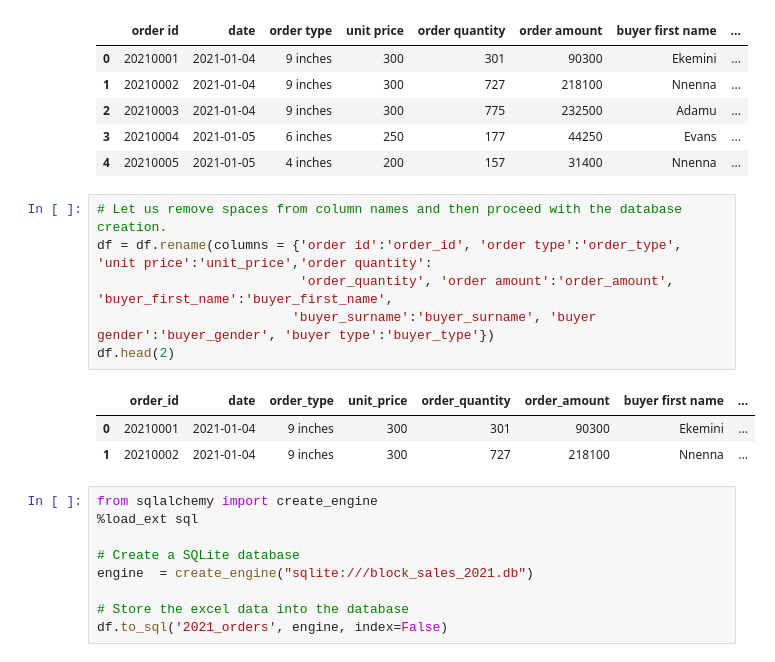
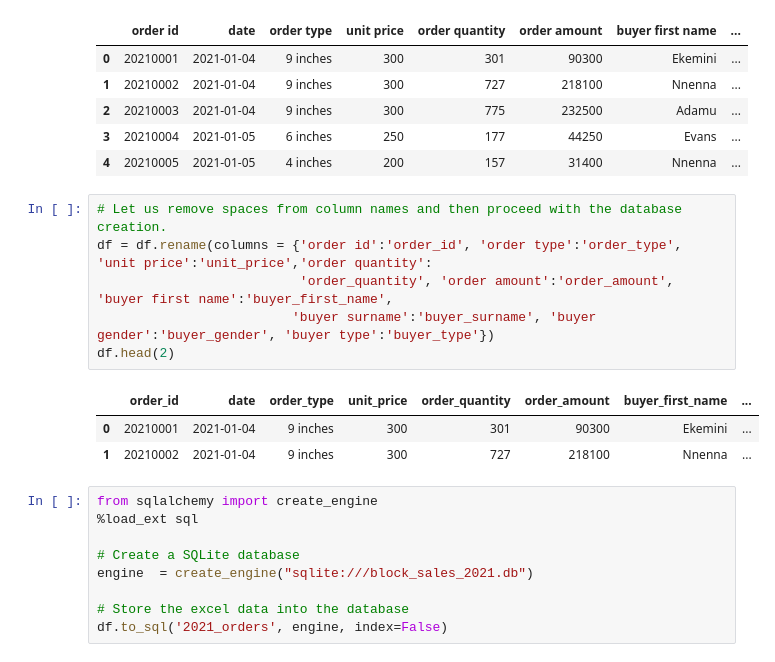
Before and after one commit to Ridwan1821/Ridhwan_Repo, a Jupyter notebook: Normalization of Sales Data Table/block_sales_2021.ipynb, the cells around one changed output. Saved outputs shown, nothing was run; the diff lists cells and outputs as text.

```diff
--- a/Normalization of Sales Data Table/block_sales_2021.ipynb
+++ b/Normalization of Sales Data Table/block_sales_2021.ipynb
@@ -17,11 +17,11 @@ df.head()
 # %%
 # Let us remove spaces from column names and then proceed with the database creation.
 df = df.rename(columns = {'order id':'order_id', 'order type':'order_type', 'unit price':'unit_price','order quantity':
-                          'order_quantity', 'order amount':'order_amount', 'buyer_first_name':'buyer_first_name',
-                         'buyer_surname':'buyer_surname', 'buyer gender':'buyer_gender', 'buyer type':'buyer_type'})
+                          'order_quantity', 'order amount':'order_amount', 'buyer first name':'buyer_first_name',
+                         'buyer surname':'buyer_surname', 'buyer gender':'buyer_gender', 'buyer type':'buyer_type'})
 df.head(2)
 # %% [output]
-|  | order_id | date | order_type | unit_price | order_quantity | order_amount | buyer first name | ... |
+|  | order_id | date | order_type | unit_price | order_quantity | order_amount | buyer_first_name | ... |
 | 0 | 20210001 | 2021-01-04 | 9 inches | 300 | 301 | 90300 | Ekemini | ... |
 | 1 | 20210002 | 2021-01-04 | 9 inches | 300 | 727 | 218100 | Nnenna | ... |
 # %%
```
Also changed, not shown: parts of 17 cells of this notebook.
